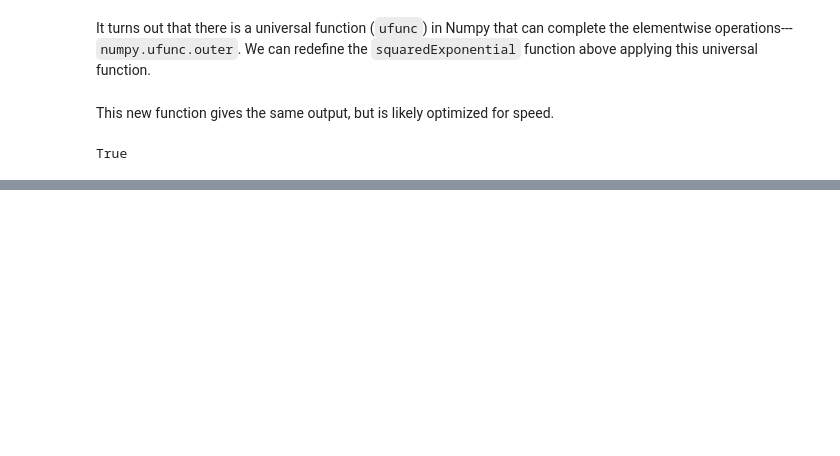
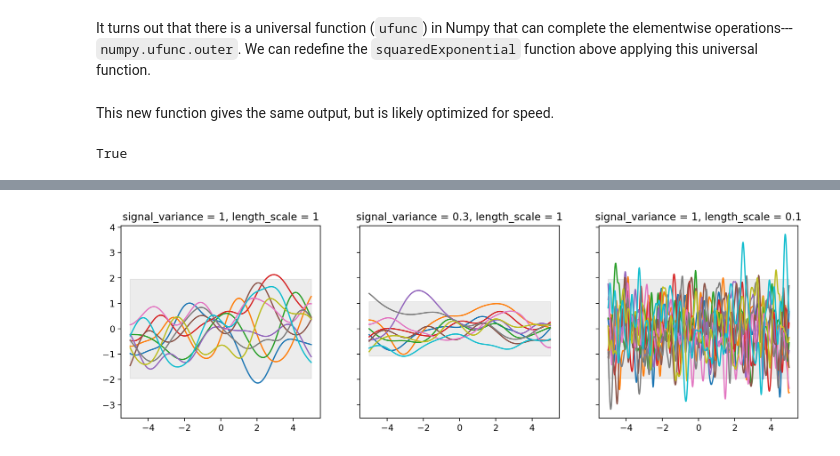
Before and after one commit to mazin-abdelghany/phd-bayesopt-esd, a Jupyter notebook: 2025-12_Week-6/2025-12-4_GP-regression_week-6.ipynb, the cells around one changed output, grey strips where cells are left out. Cells and saved outputs as stored; diff of their text form; code cells hidden in the pictures; blank space fills up the shorter version.

```diff
--- a/2025-12_Week-6/2025-12-4_GP-regression_week-6.ipynb
+++ b/2025-12_Week-6/2025-12-4_GP-regression_week-6.ipynb
@@ -905,0 +956,61 @@ plt.show()
+# %%
+se_empty1 = gf.models.GPR(
+    data = (np.zeros((10, 1)), np.zeros((10, 1))),
+    kernel = gf.kernels.SquaredExponential(variance=1, lengthscales=1)
+)
+
+se_empty2 = gf.models.GPR(
+    data = (np.zeros((10, 1)), np.zeros((10, 1))),
+    kernel = gf.kernels.SquaredExponential(variance=0.3, lengthscales=1)
+)
+
+se_empty3 = gf.models.GPR(
+    data = (np.zeros((10, 1)), np.zeros((10, 1))),
+    kernel = gf.kernels.SquaredExponential(variance=1, lengthscales=0.1)
+)
+
+preds1 = se_empty1.predict_f_samples(x.reshape(len(x),1), 10)
+preds2 = se_empty2.predict_f_samples(x.reshape(len(x),1), 10)
+preds3 = se_empty3.predict_f_samples(x.reshape(len(x),1), 10)
+# %%
+# plot them
+fig, ax = plt.subplots(1, 3, figsize=(14,4), sharey=True)
+for i in range(preds1.shape[0]):
+    ax[0].plot(x, preds1[i])
+    ax[1].plot(x, preds2[i])
+    ax[2].plot(x, preds3[i])
+
+# error bands are generated using the signal variance
+# bands are 2 standard deviations * sqrt(signal variance)
+ax[0].fill_between(
+    x,
+    0 - 1.96 * np.sqrt(1),
+    0 + 1.96 * np.sqrt(1),
+    alpha = 0.15,
+    color = "grey"
+)
+
+ax[1].fill_between(
+    x,
+    0 - 1.96 * np.sqrt(0.3),
+    0 + 1.96 * np.sqrt(0.3),
+    alpha = 0.15,
+    color = "grey"
+)
+
+ax[2].fill_between(
+    x,
+    0 - 1.96 * np.sqrt(1),
+    0 + 1.96 * np.sqrt(1),
+    alpha = 0.15,
+    color = "grey"
+)
+
+ax[0].set_title("signal_variance = 1, length_scale = 1")
+ax[1].set_title("signal_variance = 0.3, length_scale = 1")
+ax[2].set_title("signal_variance = 1, length_scale = 0.1")
+plt.show()
+
+plt.show()
+# %% [output]
+[figure, added]
```
Also changed, not shown: parts of 42 cells of this notebook, 1 other file.
